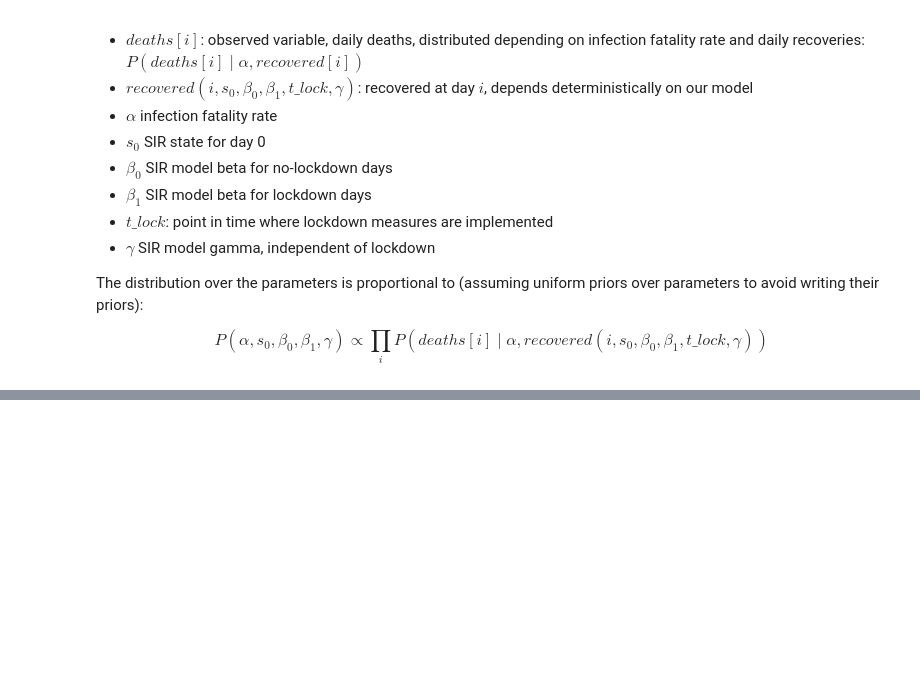
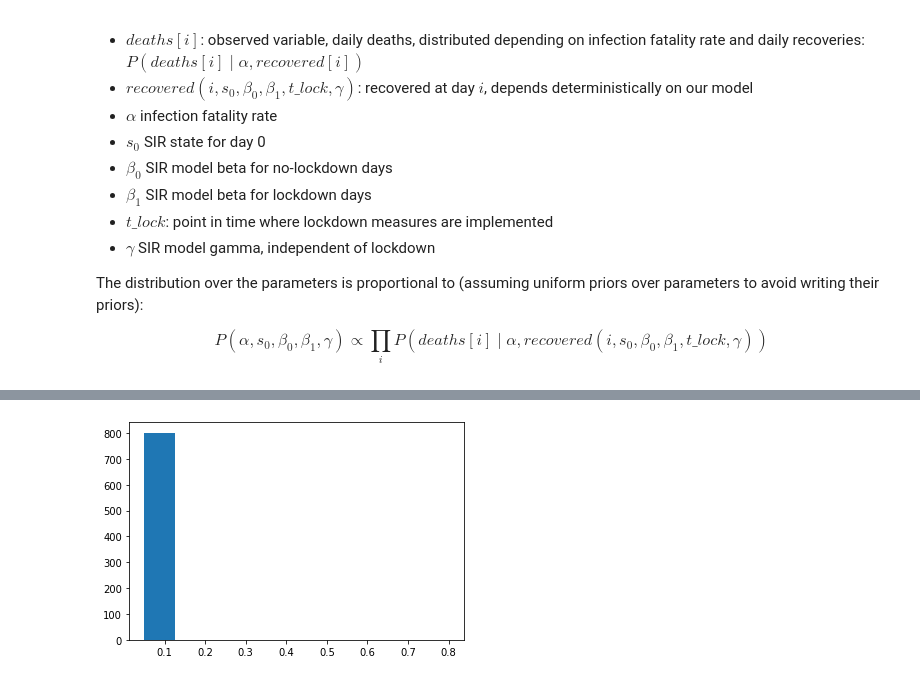
Before and after one commit to miguelsimon/armchair-covid19, a Jupyter notebook: inference.ipynb, the cells around one changed output, grey strips where cells are left out. Cells and saved outputs as stored; diff of their text form; code cells hidden in the pictures; blank space fills up the shorter version.

```diff
--- a/inference.ipynb
+++ b/inference.ipynb
@@ -55,0 +115,4 @@ b_gamma : Tuple[float]
+# %%
+_ = plt.hist([s.beta_0 for s in samples], range = spec.b_beta_0)
+# %% [output]
+[figure, added]
```
Also changed, not shown: parts of 15 cells of this notebook, 5 other files.
